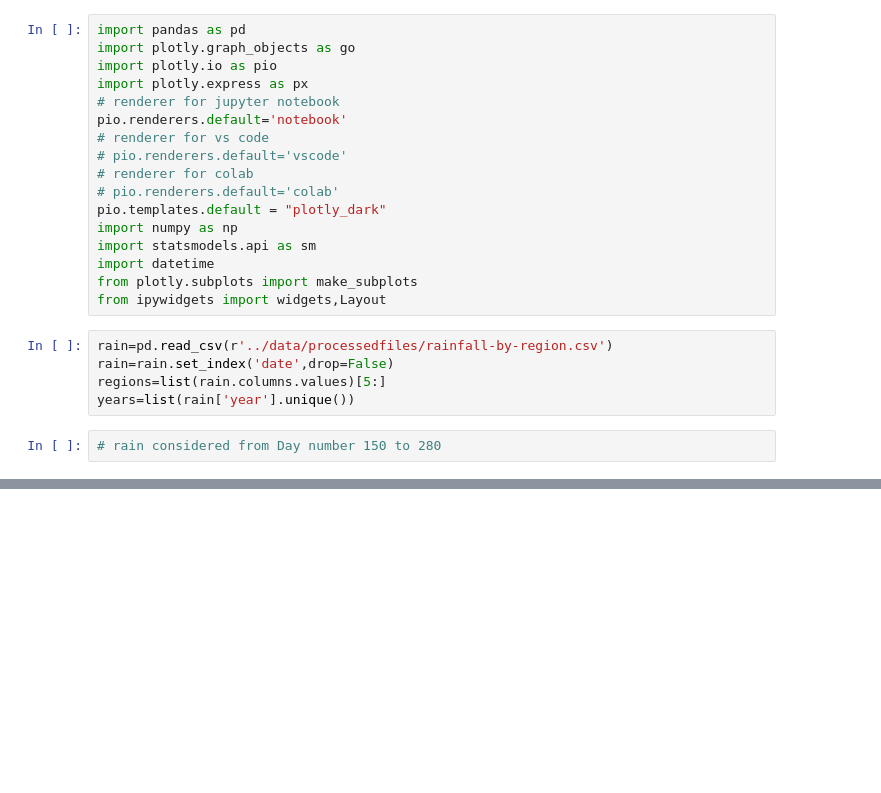
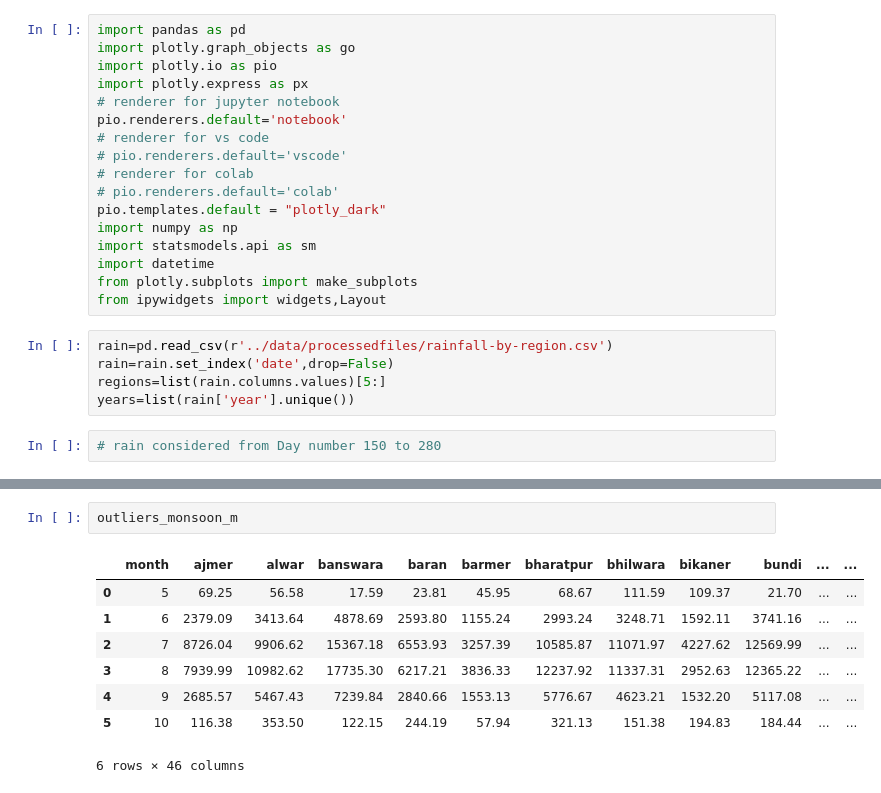
Before and after one commit to dev-essbee/rainfall-analysis, a Jupyter notebook: notebooks/exploratory-last.ipynb, the cells around one changed output, grey strips where cells are left out. Drawn from its saved outputs; the diff is of its cells as text; blank space fills up the shorter version.

```diff
--- a/notebooks/exploratory-last.ipynb
+++ b/notebooks/exploratory-last.ipynb
@@ -256,0 +73,11 @@ q3-q1
+# %%
+outliers_monsoon_m
+# %% [output]
+|  | month | ajmer | alwar | banswara | baran | barmer | bharatpur | bhilwara | bikaner | bundi | ... | ... |
+| 0 | 5 | 69.25 | 56.58 | 17.59 | 23.81 | 45.95 | 68.67 | 111.59 | 109.37 | 21.70 | ... | ... |
+| 1 | 6 | 2379.09 | 3413.64 | 4878.69 | 2593.80 | 1155.24 | 2993.24 | 3248.71 | 1592.11 | 3741.16 | ... | ... |
+| 2 | 7 | 8726.04 | 9906.62 | 15367.18 | 6553.93 | 3257.39 | 10585.87 | 11071.97 | 4227.62 | 12569.99 | ... | ... |
+| 3 | 8 | 7939.99 | 10982.62 | 17735.30 | 6217.21 | 3836.33 | 12237.92 | 11337.31 | 2952.63 | 12365.22 | ... | ... |
+| 4 | 9 | 2685.57 | 5467.43 | 7239.84 | 2840.66 | 1553.13 | 5776.67 | 4623.21 | 1532.20 | 5117.08 | ... | ... |
+| 5 | 10 | 116.38 | 353.50 | 122.15 | 244.19 | 57.94 | 321.13 | 151.38 | 194.83 | 184.44 | ... | ... |
+6 rows × 46 columns
```
Also changed, not shown: parts of 49 cells of this notebook.
